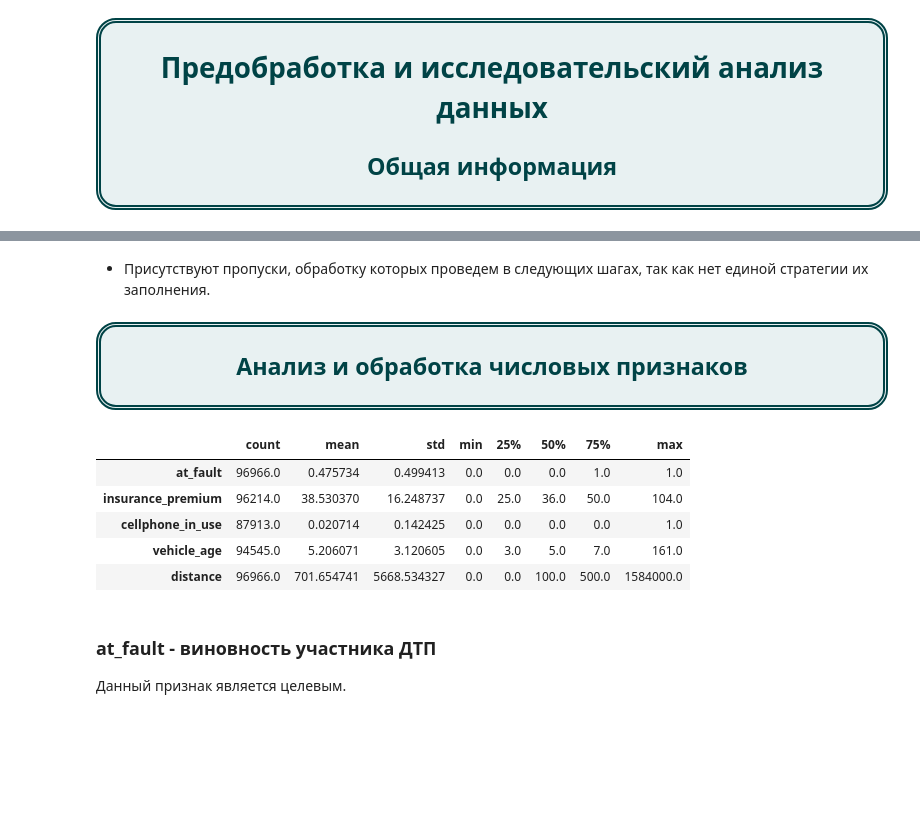
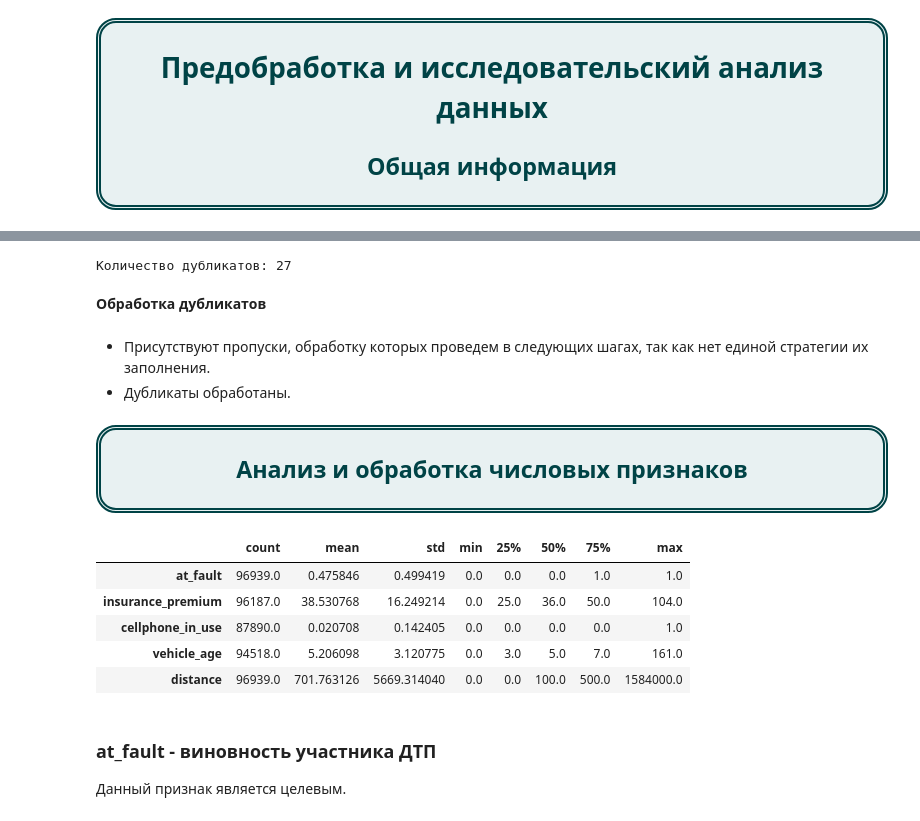
Before and after one commit to Denis-Mukhanov/road-accident-risk, a Jupyter notebook: road_accident_risk.ipynb, the cells around one changed output, grey strips where cells are left out. Drawn from its saved outputs; the diff is of its cells as text; code cells hidden in the pictures; blank space fills up the shorter version.

```diff
--- a/road_accident_risk.ipynb
+++ b/road_accident_risk.ipynb
@@ -702,8 +726,6 @@ df = df[df['party_type']=='car']
 df = df.drop(['id', 'case_id', 'party_number', 'party_type', 'county_city_location',
              'party_count', 'primary_collision_factor', 'pcf_violation_category', 'type_of_collision',
              'motor_vehicle_involved_with', 'intersection', 'collision_damage'], axis=1)
-# добавление `index`
-df = df.reset_index()
 # %% [markdown]
 <div style="padding:0px 20px 10px;
             color:#004346;
@@ -759,5 +783,15 @@ def f_phik(x):
+# %%
+# проверка полных дубликатов записей
+print(f'Количество дубликатов: {df.duplicated().sum()}')
+# %% [output]
+Количество дубликатов: 27
+# %% [markdown]
+__Обработка дубликатов__
+# %%
+df = df.drop_duplicates()
 # %% [markdown]
 - Присутствуют пропуски, обработку которых проведем в следующих шагах, так как нет единой стратегии их заполнения.
+- Дубликаты обработаны.
 # %% [markdown]
 <div style="padding:0px 20px 10px;
             color:#004346;
@@ -775,14 +809,14 @@ def f_phik(x):
 
 </div>
 # %%
-df[['at_fault', 'insurance_premium', 'cellphone_in_use', 'vehicle_age', 'distance']].describe().T
+df.describe().T
 # %% [output]
 |  | count | mean | std | min | 25% | 50% | 75% | max |
-| at_fault | 96966.0 | 0.475734 | 0.499413 | 0.0 | 0.0 | 0.0 | 1.0 | 1.0 |
-| insurance_premium | 96214.0 | 38.530370 | 16.248737 | 0.0 | 25.0 | 36.0 | 50.0 | 104.0 |
-| cellphone_in_use | 87913.0 | 0.020714 | 0.142425 | 0.0 | 0.0 | 0.0 | 0.0 | 1.0 |
-| vehicle_age | 94545.0 | 5.206071 | 3.120605 | 0.0 | 3.0 | 5.0 | 7.0 | 161.0 |
-| distance | 96966.0 | 701.654741 | 5668.534327 | 0.0 | 0.0 | 100.0 | 500.0 | 1584000.0 |
+| at_fault | 96939.0 | 0.475846 | 0.499419 | 0.0 | 0.0 | 0.0 | 1.0 | 1.0 |
+| insurance_premium | 96187.0 | 38.530768 | 16.249214 | 0.0 | 25.0 | 36.0 | 50.0 | 104.0 |
+| cellphone_in_use | 87890.0 | 0.020708 | 0.142405 | 0.0 | 0.0 | 0.0 | 0.0 | 1.0 |
+| vehicle_age | 94518.0 | 5.206098 | 3.120775 | 0.0 | 3.0 | 5.0 | 7.0 | 161.0 |
+| distance | 96939.0 | 701.763126 | 5669.314040 | 0.0 | 0.0 | 100.0 | 500.0 | 1584000.0 |
 # %% [markdown]
 ### at_fault - виновность участника ДТП
 Данный признак является целевым.
```
Also changed, not shown: parts of 51 cells of this notebook.
